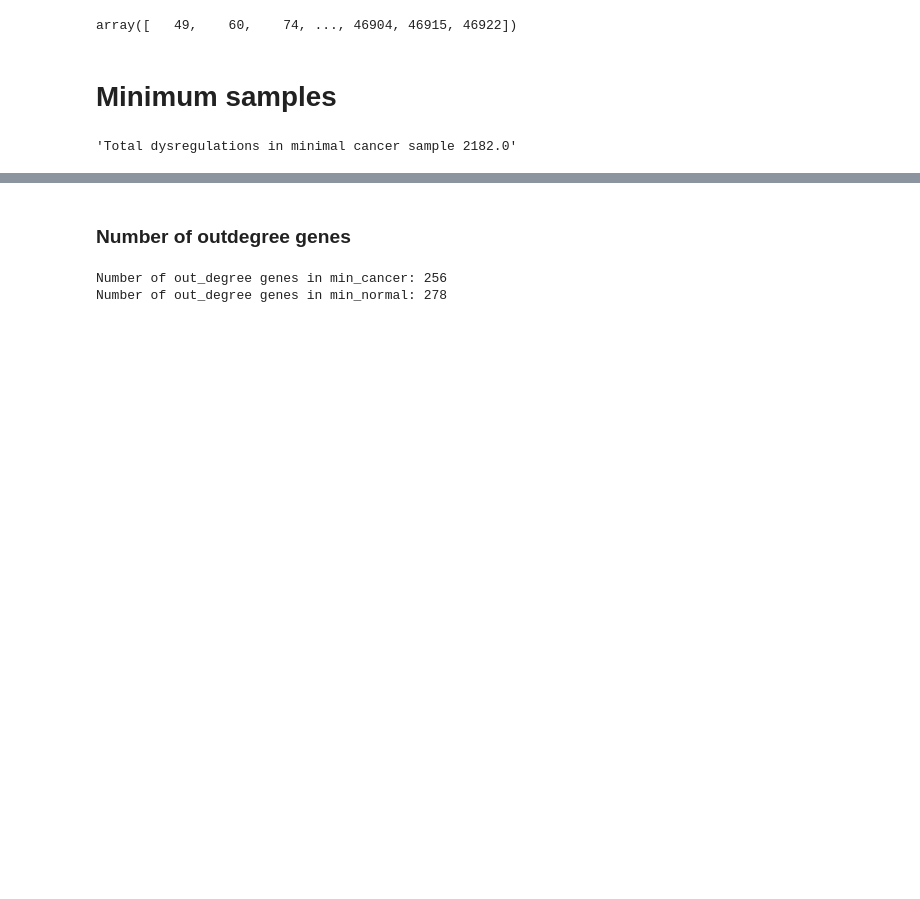
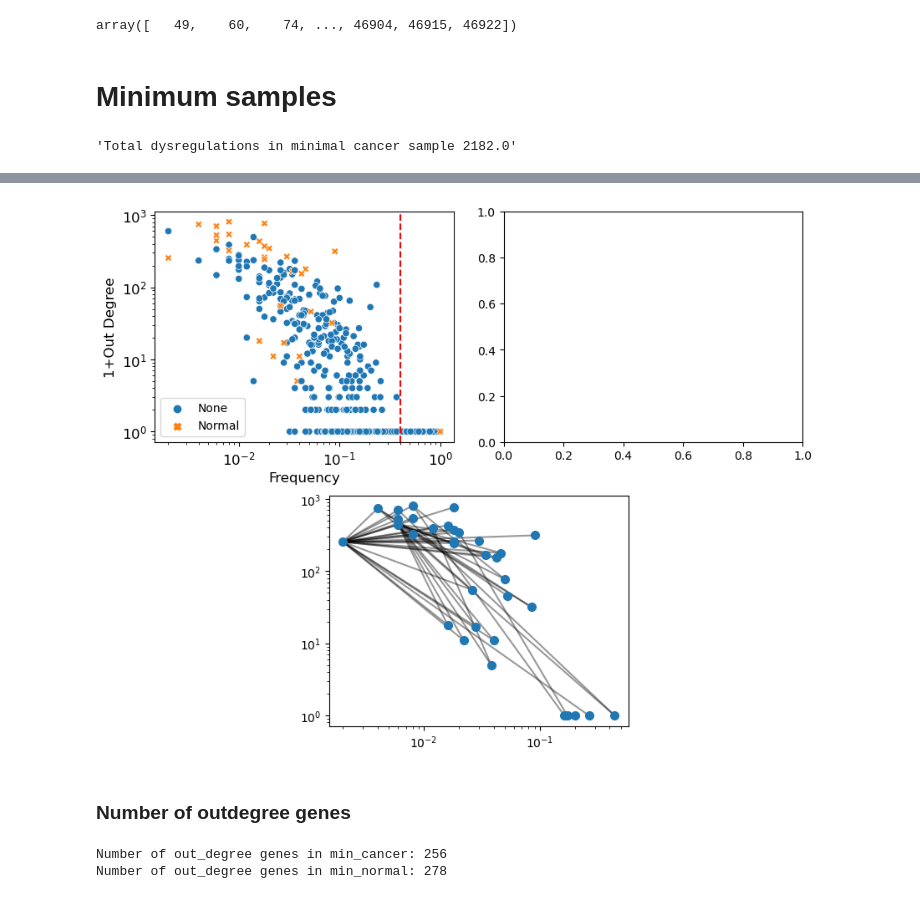
Before and after one commit to RobertoHePe/Causal_GE, a Jupyter notebook: Causal_GE_interpretation.ipynb, the cells around one changed output, grey strips where cells are left out. Saved outputs shown, nothing was run; the diff lists cells and outputs as text; code cells hidden in the pictures; blank space fills up the shorter version.

```diff
--- a/Causal_GE_interpretation.ipynb
+++ b/Causal_GE_interpretation.ipynb
@@ -254,3 +269,41 @@ fig.tight_layout()
+# %%
+fig = plt.figure(figsize=(10, 8))
+grid = plt.GridSpec(4, 4, hspace=0.6, wspace=0.4)
+cancer_ax = fig.add_subplot(grid[:2, :2])
+normal_ax = fig.add_subplot(grid[:2, 2:])
+graph_ax = fig.add_subplot(grid[2:, 1:3])
+
+# Cancer box
+sns.scatterplot(
+    x=min_freq_cancer,
+    y=1 + np.asarray(min_odgr_cancer),
+    ax=cancer_ax,
+    hue=hue_cancer,
+    style=hue_cancer,
+)
+
+cancer_ax.set_ylabel("1+Out Degree", fontsize=fs)
+cancer_ax.set_xlabel("Frequency", fontsize=fs)
+#cancer_ax.set_title("Cancer", fontsize=fs + 2)
+cancer_ax.tick_params(labelsize=12)
+cancer_ax.axvline(0.4, ls="--", c="r")
+cancer_ax.set_yscale("log")
+cancer_ax.set_xscale("log")
+
+
+# grpah box
+for i in idx:
+    childs = list(nx.descendants_at_distance(Graph, i, 1))
+    inter = np.intersect1d(childs, idx)
+    if inter.size > 0:
+        for j in inter:
+            graph_ax.plot([freqs_c[i], freqs_c[j]], [1+out_degree[i], 1+out_degree[j]], 'k', alpha=0.4)
+
+graph_ax.plot(freqs_c[idx], 1+out_degree[idx], 'o',markersize=7)
+graph_ax.set_yscale("log")
+graph_ax.set_xscale("log")
+# %% [output]
+[figure, added]
 # %% [markdown]
 ### Number of outdegree genes
 # %%
```
Also changed, not shown: parts of 10 cells of this notebook, 1 other file.
